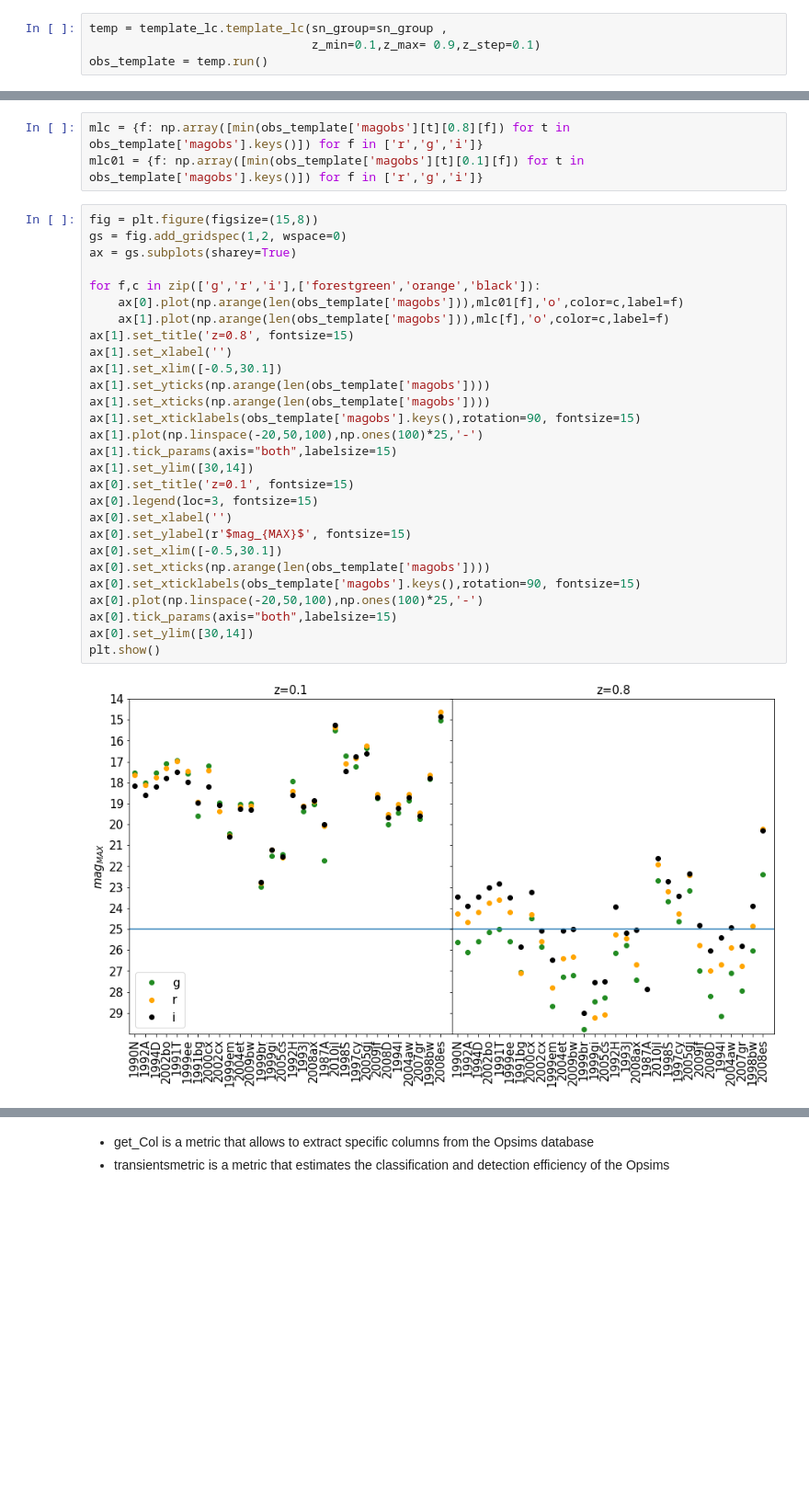
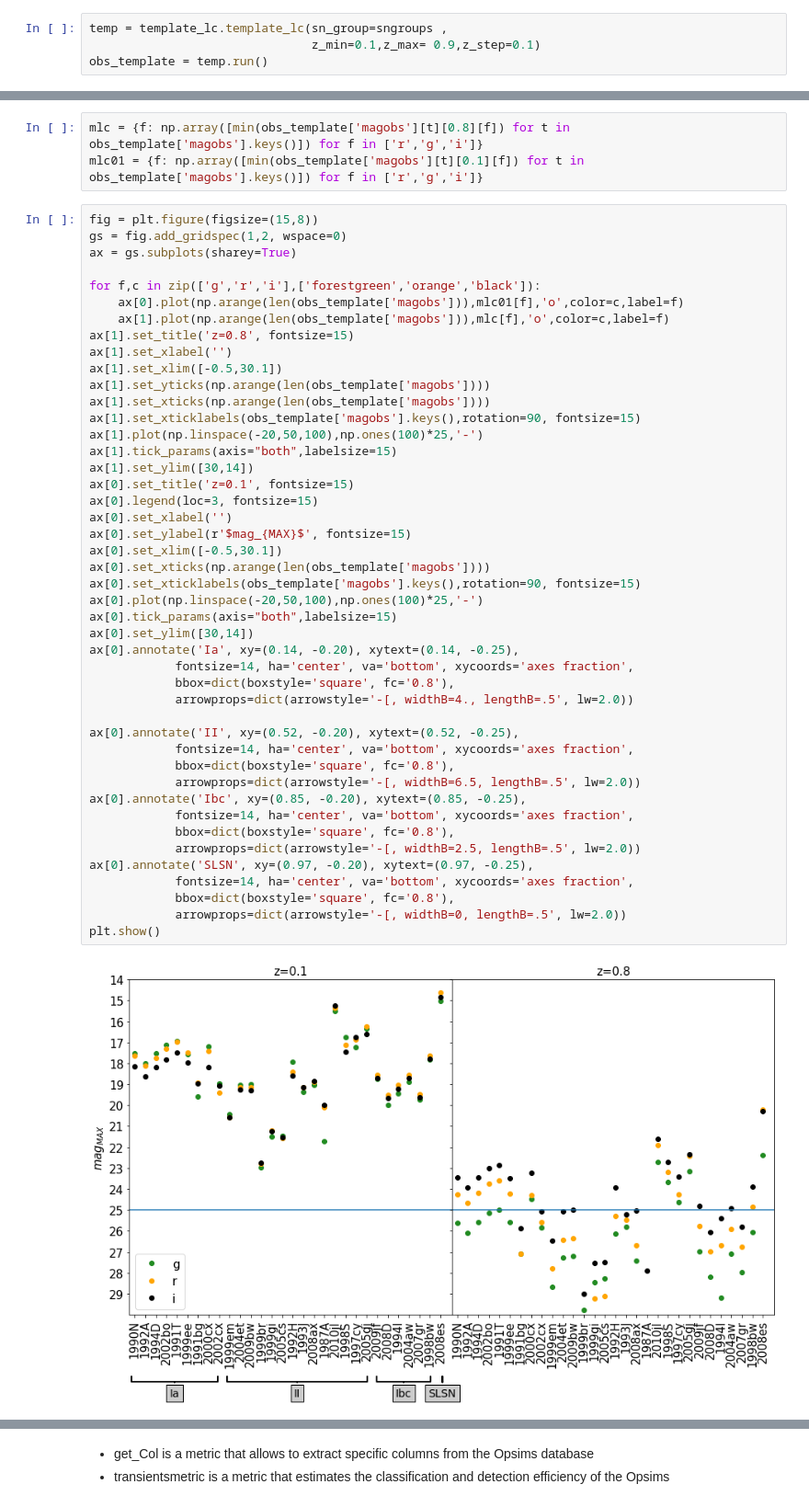
Before and after one commit to FabioRagosta/LSSTmetrics, a Jupyter notebook: SNRateMetric.ipynb, the cells around one changed output, grey strips where cells are left out. Shown at 92% size. Saved outputs shown, nothing was run; the diff lists cells and outputs as text; blank space fills up the shorter version.

```diff
--- a/SNRateMetric.ipynb
+++ b/SNRateMetric.ipynb
@@ -58,5 +75,5 @@ import template_lc
 # %%
-temp = template_lc.template_lc(sn_group=sn_group ,
+temp = template_lc.template_lc(sn_group=sngroups ,
                                z_min=0.1,z_max= 0.9,z_step=0.1)
 obs_template = temp.run()
 # %% [output]
@@ -73,30 +106,47 @@ mlc01 = {f: np.array([min(obs_template['magobs'][t][0.1][f]) for t in obs_templa
 # %%
 fig = plt.figure(figsize=(15,8))
 gs = fig.add_gridspec(1,2, wspace=0)
 ax = gs.subplots(sharey=True)
 
 for f,c in zip(['g','r','i'],['forestgreen','orange','black']):
     ax[0].plot(np.arange(len(obs_template['magobs'])),mlc01[f],'o',color=c,label=f)
     ax[1].plot(np.arange(len(obs_template['magobs'])),mlc[f],'o',color=c,label=f)
 ax[1].set_title('z=0.8', fontsize=15)
 ax[1].set_xlabel('')
 ax[1].set_xlim([-0.5,30.1])
 ax[1].set_yticks(np.arange(len(obs_template['magobs'])))
 ax[1].set_xticks(np.arange(len(obs_template['magobs'])))
 ax[1].set_xticklabels(obs_template['magobs'].keys(),rotation=90, fontsize=15)
 ax[1].plot(np.linspace(-20,50,100),np.ones(100)*25,'-')
 ax[1].tick_params(axis="both",labelsize=15)
 ax[1].set_ylim([30,14])
 ax[0].set_title('z=0.1', fontsize=15)
 ax[0].legend(loc=3, fontsize=15)
 ax[0].set_xlabel('')
 ax[0].set_ylabel(r'$mag_{MAX}$', fontsize=15)
 ax[0].set_xlim([-0.5,30.1])
 ax[0].set_xticks(np.arange(len(obs_template['magobs'])))
 ax[0].set_xticklabels(obs_template['magobs'].keys(),rotation=90, fontsize=15)
 ax[0].plot(np.linspace(-20,50,100),np.ones(100)*25,'-')
 ax[0].tick_params(axis="both",labelsize=15)
 ax[0].set_ylim([30,14])
+ax[0].annotate('Ia', xy=(0.14, -0.20), xytext=(0.14, -0.25),
+            fontsize=14, ha='center', va='bottom', xycoords='axes fraction',
+            bbox=dict(boxstyle='square', fc='0.8'),
+            arrowprops=dict(arrowstyle='-[, widthB=4., lengthB=.5', lw=2.0))
+
+ax[0].annotate('II', xy=(0.52, -0.20), xytext=(0.52, -0.25),
+            fontsize=14, ha='center', va='bottom', xycoords='axes fraction',
+            bbox=dict(boxstyle='square', fc='0.8'),
+            arrowprops=dict(arrowstyle='-[, widthB=6.5, lengthB=.5', lw=2.0))
+ax[0].annotate('Ibc', xy=(0.85, -0.20), xytext=(0.85, -0.25),
+            fontsize=14, ha='center', va='bottom', xycoords='axes fraction',
+            bbox=dict(boxstyle='square', fc='0.8'),
+            arrowprops=dict(arrowstyle='-[, widthB=2.5, lengthB=.5', lw=2.0))
+ax[0].annotate('SLSN', xy=(0.97, -0.20), xytext=(0.97, -0.25),
+            fontsize=14, ha='center', va='bottom', xycoords='axes fraction',
+            bbox=dict(boxstyle='square', fc='0.8'),
+            arrowprops=dict(arrowstyle='-[, widthB=0, lengthB=.5', lw=2.0))
 plt.show()
 # %% [output]
-[figure, old version]
+[figure, new version]
```
Also changed, not shown: parts of 51 cells of this notebook.
